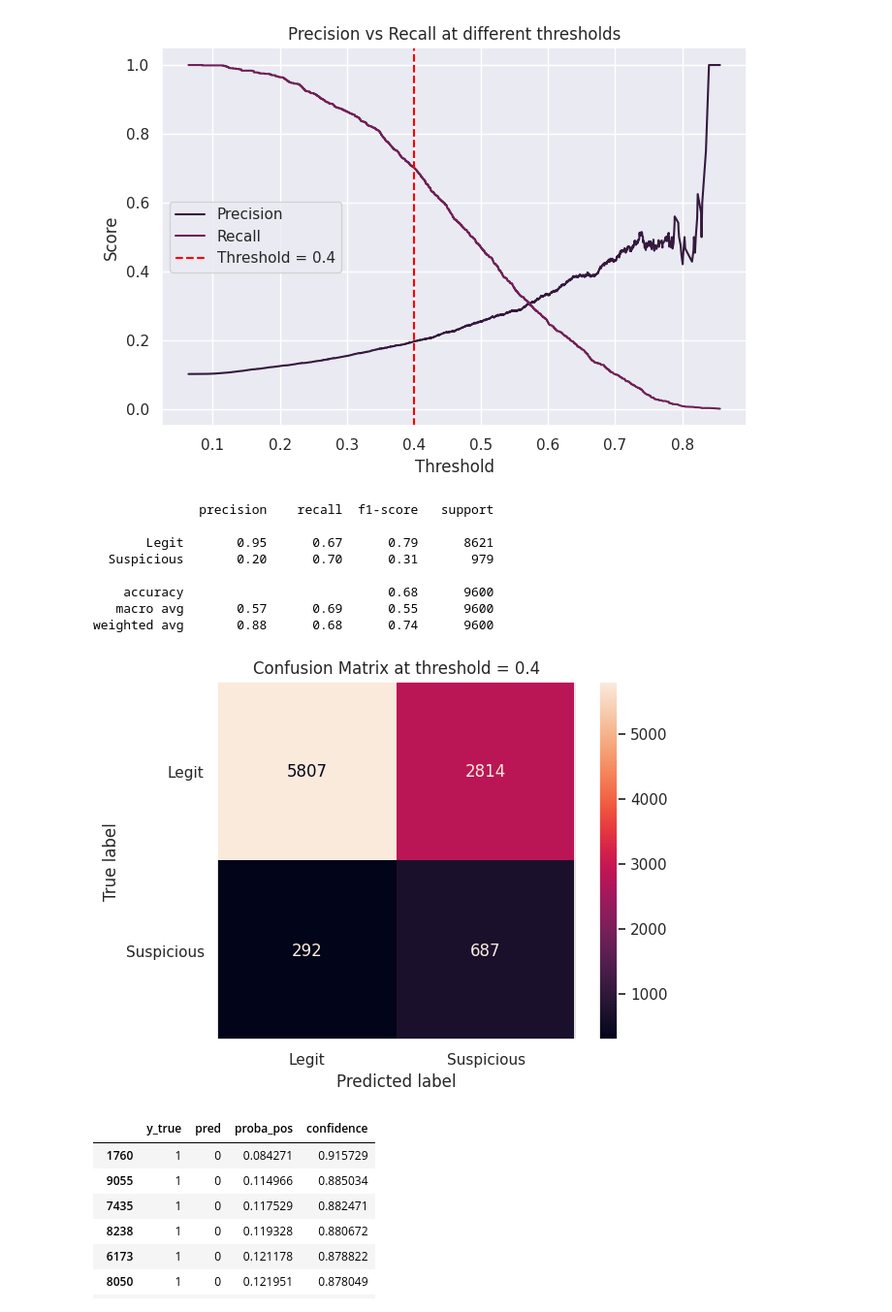
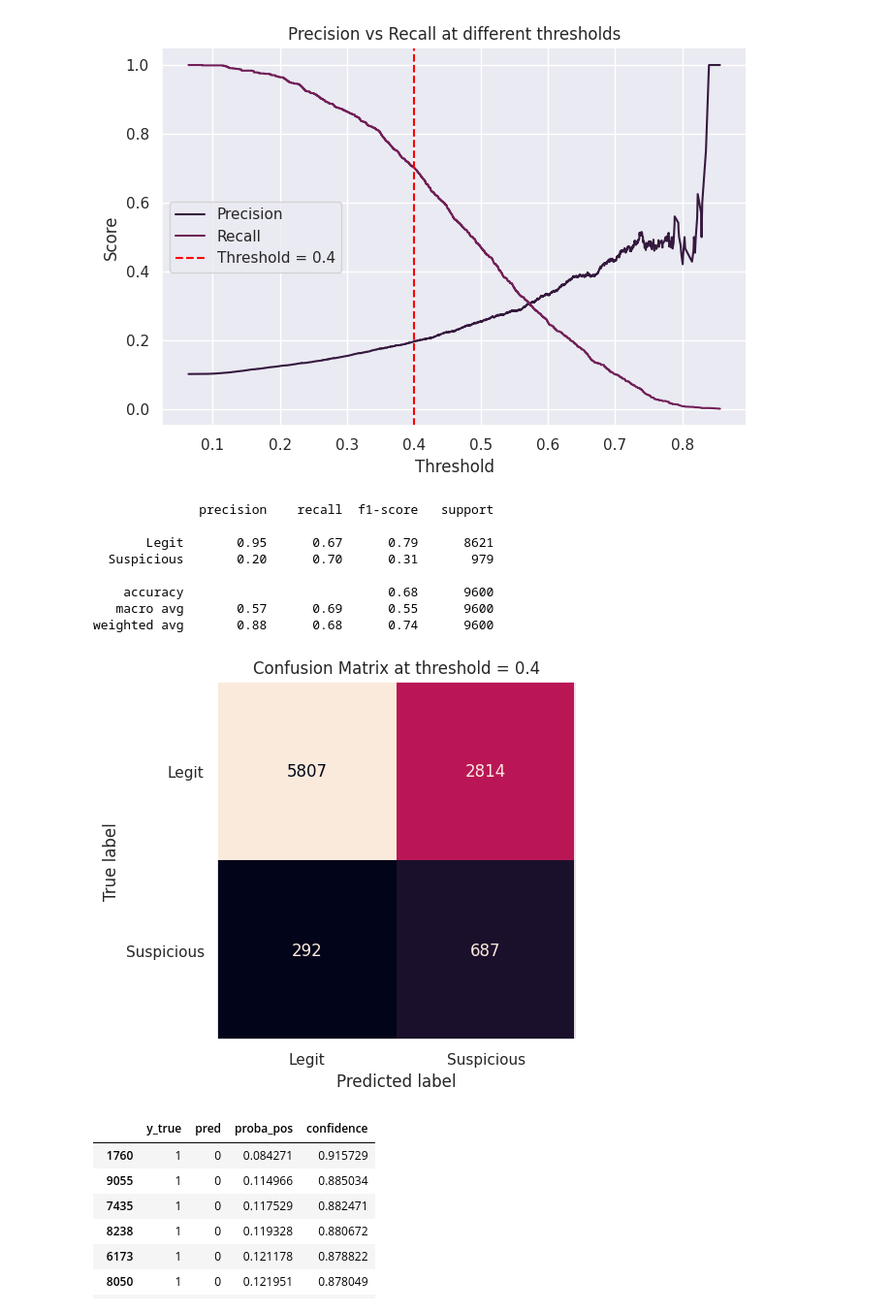
Before and after one commit to IreneGrisenti/Marketplace_Safety_Scam_detection, a Jupyter notebook: Notebooks/scam_detection_model.ipynb, the cells around one changed output. Shown: that part at 97% size. Drawn from its saved outputs; the diff is of its cells as text; code cells hidden in the pictures.

```diff
--- a/Notebooks/scam_detection_model.ipynb
+++ b/Notebooks/scam_detection_model.ipynb
@@ -574,26 +575,26 @@ plt.show()
 # %%
 threshold = 0.4
 
 y_pred_threshold = (y_proba >= threshold).astype(int)
 
 print(classification_report(y_train, y_pred_threshold, target_names=["Legit", "Suspicious"]))
 
 cm = confusion_matrix(y_train, y_pred_threshold)
 disp = ConfusionMatrixDisplay(cm, display_labels=["Legit", "Suspicious"])
-disp.plot(cmap="rocket")
+disp.plot(cmap="rocket", colorbar=False)
 plt.grid(False)
 plt.title(f"Confusion Matrix at threshold = {threshold}")
 plt.show()
 # %% [output]
               precision    recall  f1-score   support
 
        Legit       0.95      0.67      0.79      8621
   Suspicious       0.20      0.70      0.31       979
 
     accuracy                           0.68      9600
    macro avg       0.57      0.69      0.55      9600
 weighted avg       0.88      0.68      0.74      9600
-[figure, old version]
+[figure, new version]
 # %%
 # Error analysis
 analysis_df = X_train.copy()
```
Also changed, not shown: parts of 12 cells of this notebook, 4 other files.
